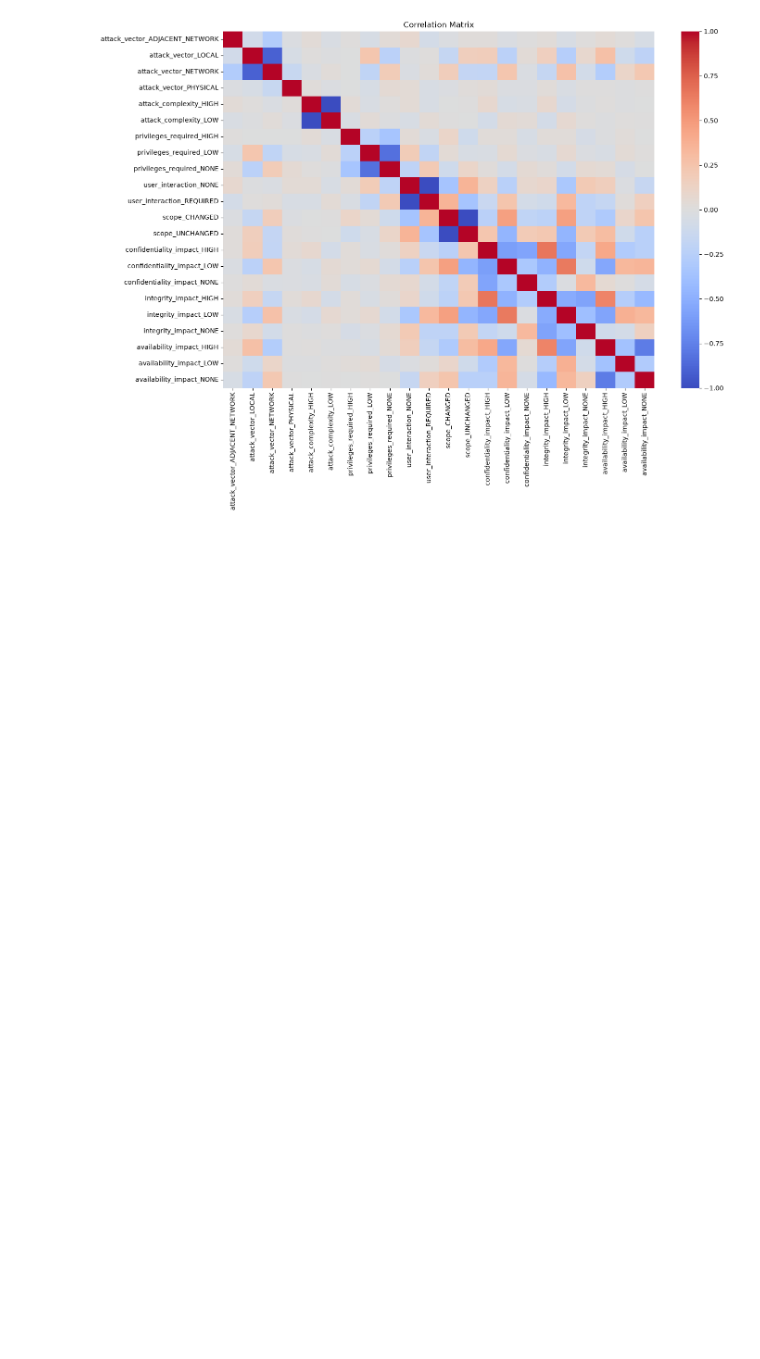
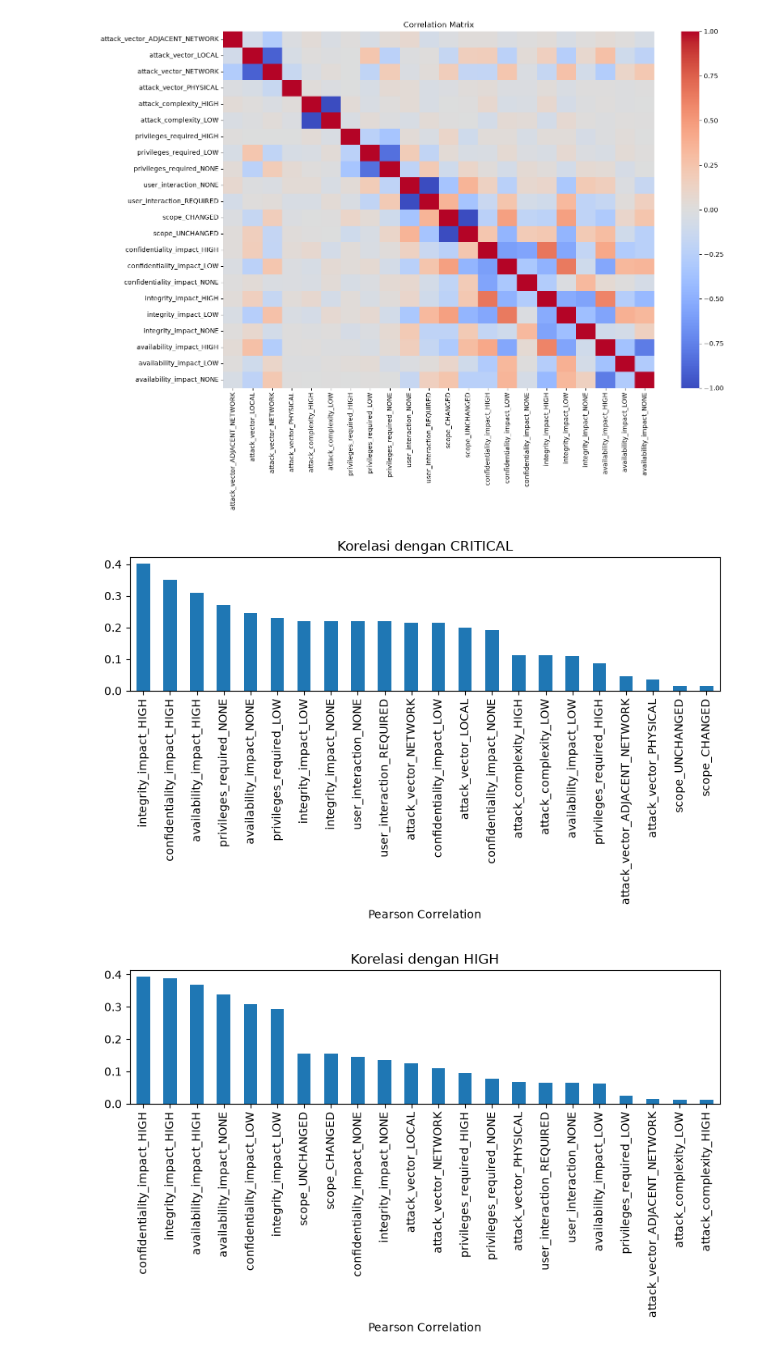
Before and after one commit to noata5505/Tugas-Mechine-Learning, a Jupyter notebook: projek.ipynb, the cells around one changed output. Saved outputs shown, nothing was run; the diff lists cells and outputs as text; code cells hidden in the pictures; blank space fills up the shorter version.

```diff
--- a/projek.ipynb
+++ b/projek.ipynb
@@ -307,3 +296,21 @@ plt.title("Correlation Matrix")
 plt.show()
 # %% [output]
 [figure]
+# %%
+
+
+kelas_target = ["CRITICAL", "HIGH", "MEDIUM", "LOW", "NONE"]
+
+for kelas in kelas_target:
+    target = y.eq(kelas)
+
+    correlation_matrix = x.corrwith(target).abs().sort_values(ascending=False)
+
+    correlation_matrix.plot(kind="bar", figsize=(8, 5))
+    plt.title(f"Korelasi dengan {kelas}")
+    plt.xlabel("Pearson Correlation")
+    plt.tight_layout()
+    plt.show()
+# %% [output]
+[figure, added]
+[figure, added]
```
Also changed, not shown: parts of 2 cells of this notebook.
